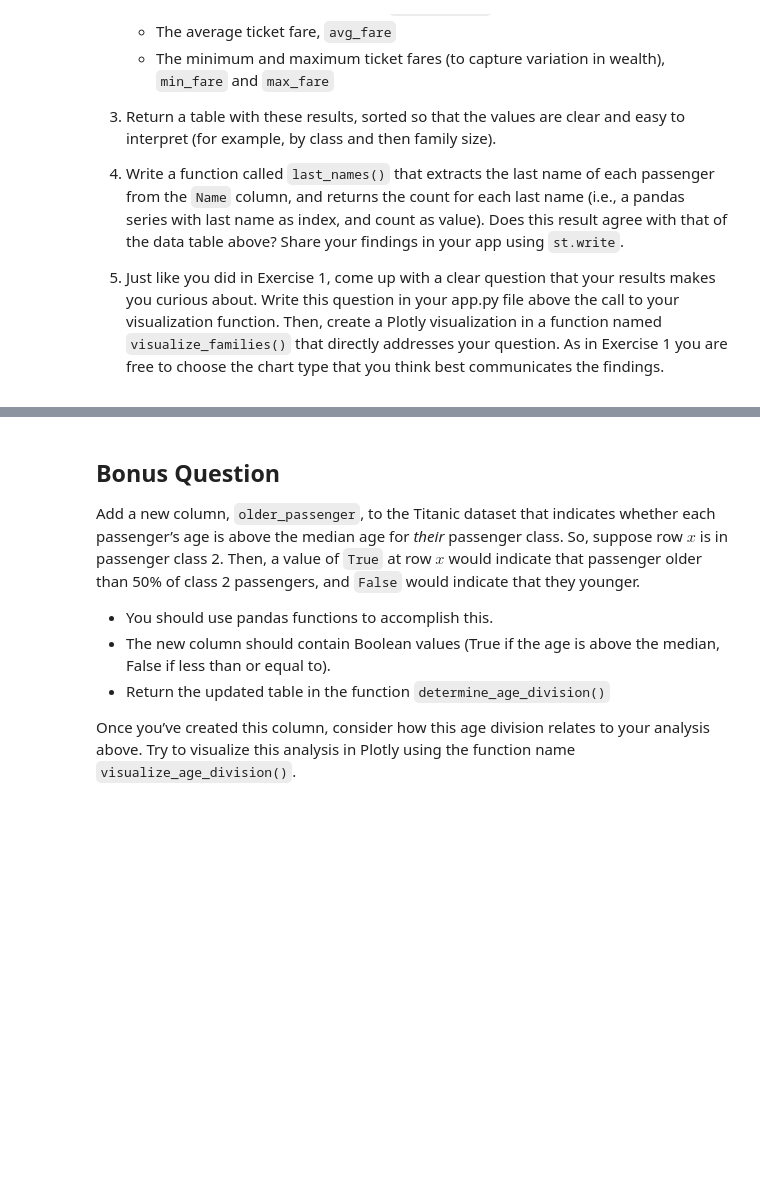
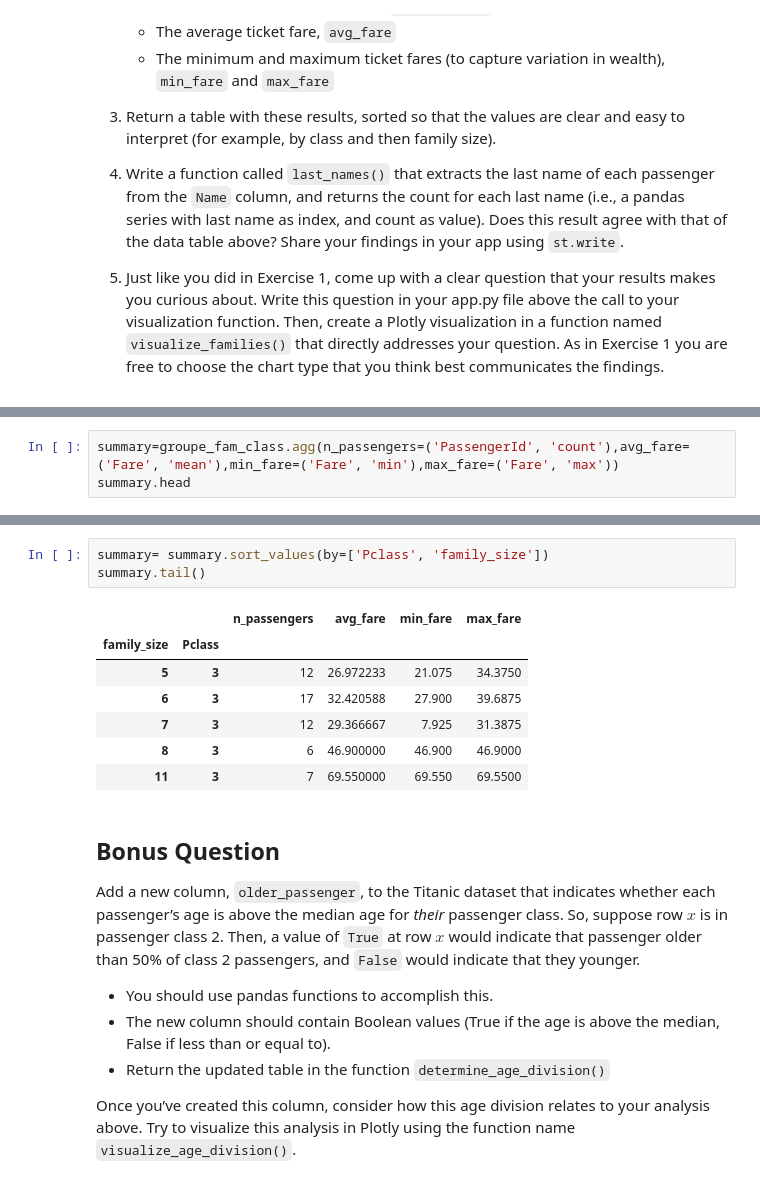
Before and after one commit to Mayank-171986/infoH501_week-5, a Jupyter notebook: exercises.ipynb, the cells around one changed output, grey strips where cells are left out. Drawn from its saved outputs; the diff is of its cells as text; blank space fills up the shorter version.

```diff
--- a/exercises.ipynb
+++ b/exercises.ipynb
@@ -273,0 +331,3 @@ Using the Titanic dataset, write a function named `family_groups()` to explore t
+# %%
+summary=groupe_fam_class.agg(n_passengers=('PassengerId', 'count'),avg_fare=('Fare', 'mean'),min_fare=('Fare', 'min'),max_fare=('Fare', 'max'))
+summary.head
@@ -274,3 +352,14 @@ Using the Titanic dataset, write a function named `family_groups()` to explore t
+# %%
+summary= summary.sort_values(by=['Pclass', 'family_size'])
+summary.tail()
+# %% [output]
+|  |  | n_passengers | avg_fare | min_fare | max_fare |
+| family_size | Pclass |  |  |  |  |
+| 5 | 3 | 12 | 26.972233 | 21.075 | 34.3750 |
+| 6 | 3 | 17 | 32.420588 | 27.900 | 39.6875 |
+| 7 | 3 | 12 | 29.366667 | 7.925 | 31.3875 |
+| 8 | 3 | 6 | 46.900000 | 46.900 | 46.9000 |
+| 11 | 3 | 7 | 69.550000 | 69.550 | 69.5500 |
 # %% [markdown]
 ## Bonus Question
 
```
Also changed, not shown: parts of 5 cells of this notebook, 1 other file.
